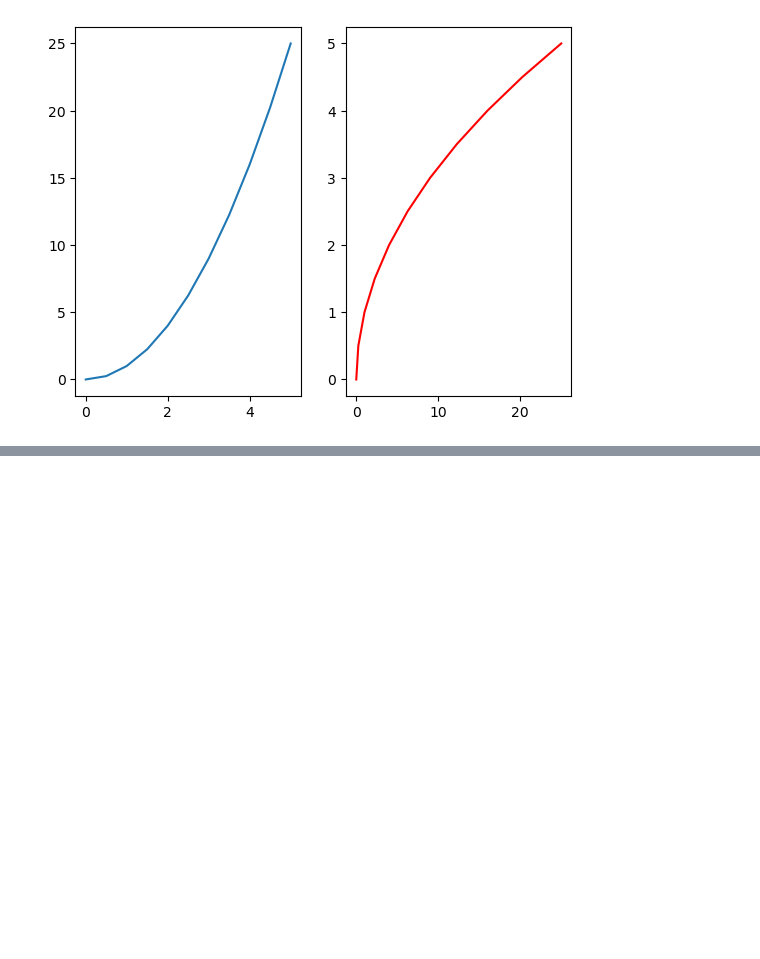
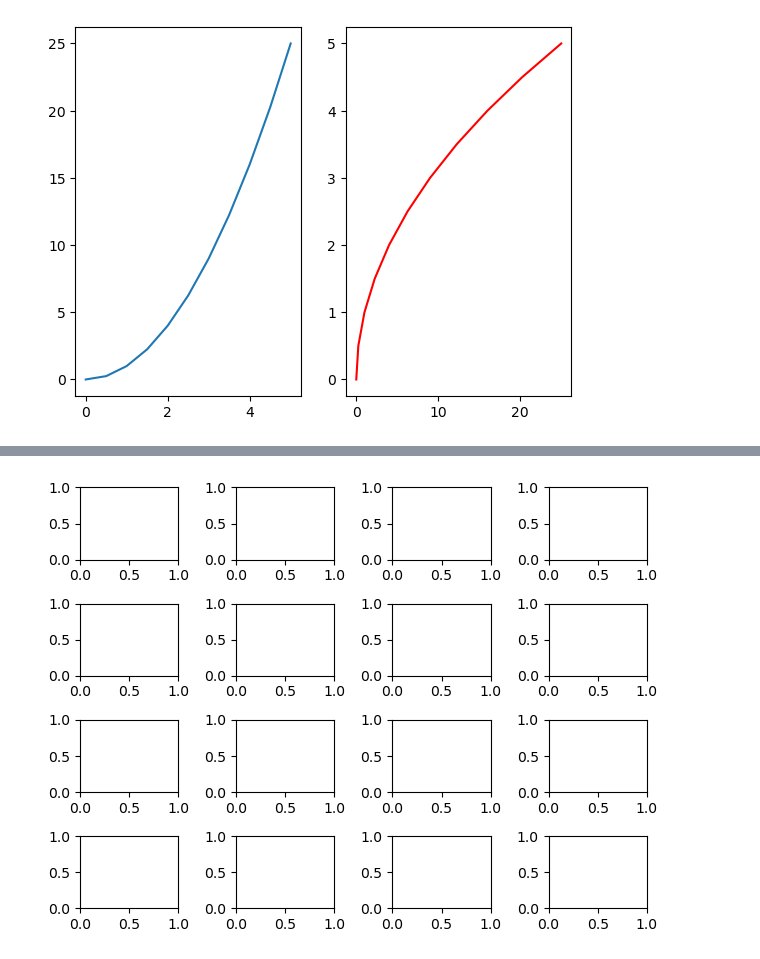
Before and after one commit to Lizaa-sm/python_to_DS, a Jupyter notebook: Python_MatPlot/Introduction_Matplotlib.ipynb, the cells around one changed output, grey strips where cells are left out. Cells and saved outputs as stored; diff of their text form; code cells hidden in the pictures; blank space fills up the shorter version.

```diff
--- a/Python_MatPlot/Introduction_Matplotlib.ipynb
+++ b/Python_MatPlot/Introduction_Matplotlib.ipynb
@@ -68,0 +71,9 @@ Text(0.5, 1.0, 'Plot 2')
+# %%
+# Now, we are doing subplots, how example:
+
+fig, axes = plt.subplots(nrows=4, ncols=4)
+
+# to correct overlaps:
+plt.tight_layout()
+# %% [output]
+[figure, added]
```
Also changed, not shown: parts of 7 cells of this notebook.
